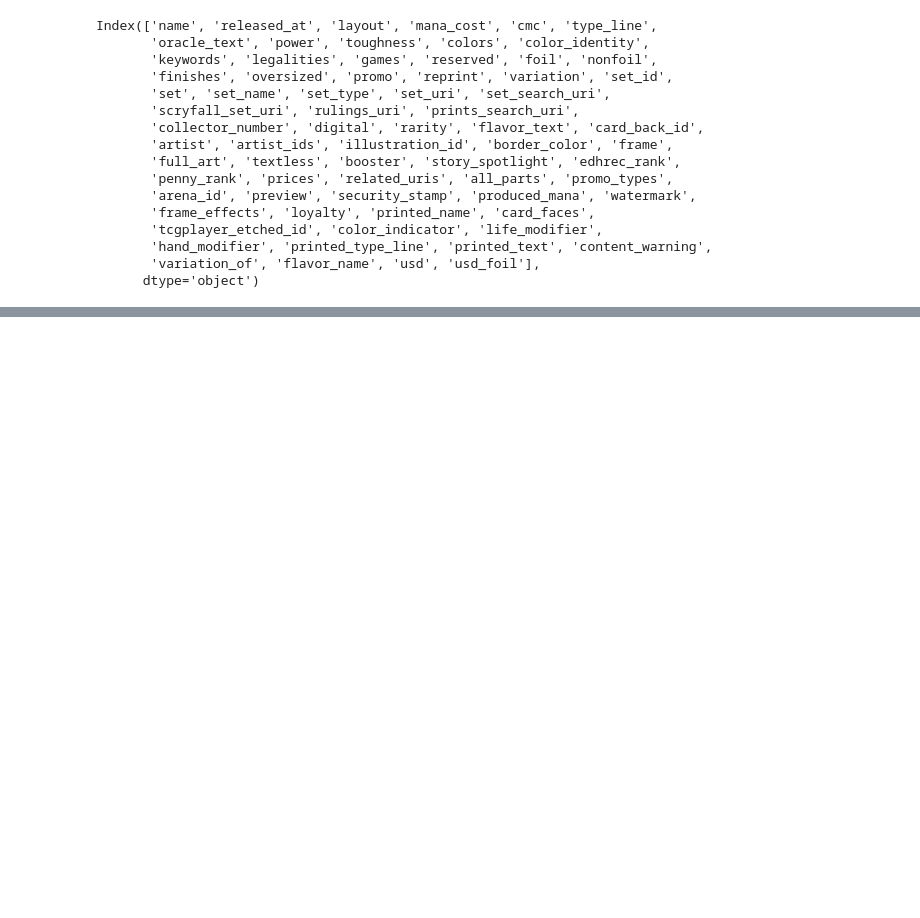
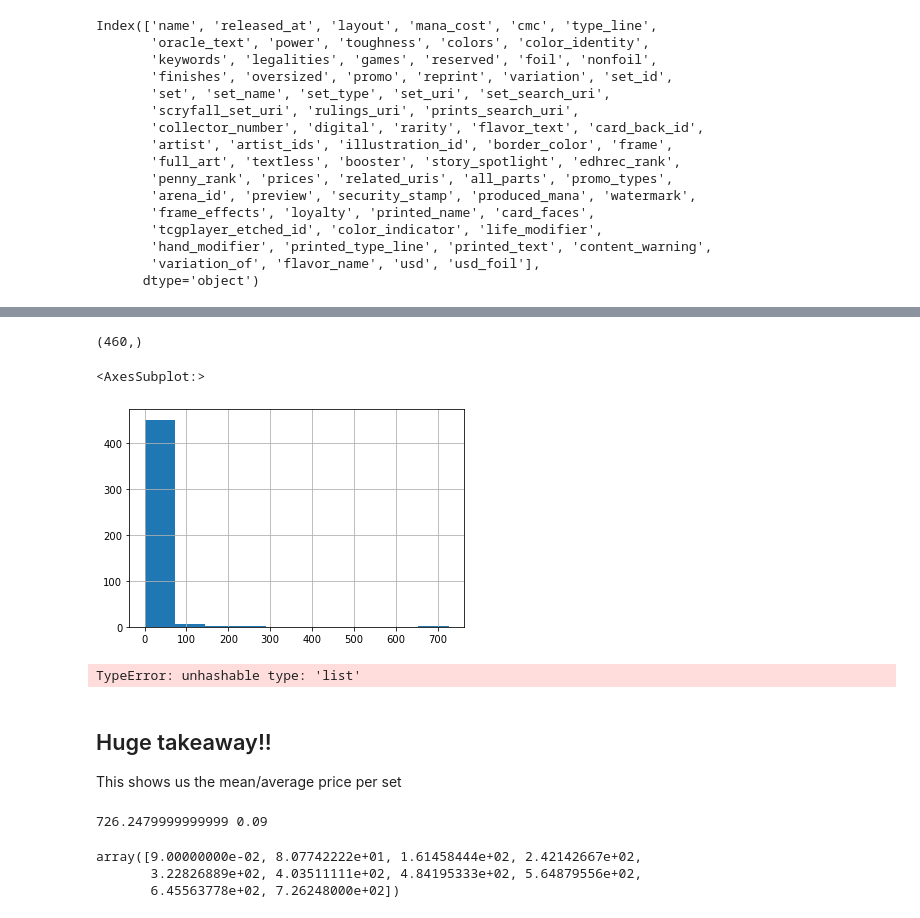
Before and after one commit to Jemison-DavidJasonStephenVasiliy/MTG-Project, a Jupyter notebook: V_folder/initial_explore.ipynb, the cells around one changed output, grey strips where cells are left out. Cells and saved outputs as stored; diff of their text form; code cells hidden in the pictures; blank space fills up the shorter version.

```diff
--- a/V_folder/initial_explore.ipynb
+++ b/V_folder/initial_explore.ipynb
@@ -483,0 +629,20 @@ cdf.reserved
+# %%
+cdf.groupby("set_name")['usd'].mean().dropna().shape
+# %% [output]
+(460,)
+# %%
+cdf.groupby("set_name")['usd'].mean().dropna().hist()
+# %% [output]
+<AxesSubplot:>
+[figure, added]
+# %%
+pd.get_dummies(cdf, dummy_na = True)
+# %% [output]
+TypeError: unhashable type: 'list'
+# %% [markdown]
+## Huge takeaway!!
+This shows us the mean/average price per set
+# %%
+print(set_mean_list.max(), set_mean_list.min())
+# %% [output]
+726.2479999999999 0.09
@@ -483,0 +651,7 @@ cdf.reserved
+# %%
+bins = np.linspace(set_mean_list.min(),set_mean_list.max(),10)
+bins
+# %% [output]
+array([9.00000000e-02, 8.07742222e+01, 1.61458444e+02, 2.42142667e+02,
+       3.22826889e+02, 4.03511111e+02, 4.84195333e+02, 5.64879556e+02,
+       6.45563778e+02, 7.26248000e+02])
```
Also changed, not shown: parts of 43 cells of this notebook, 1 other file.
